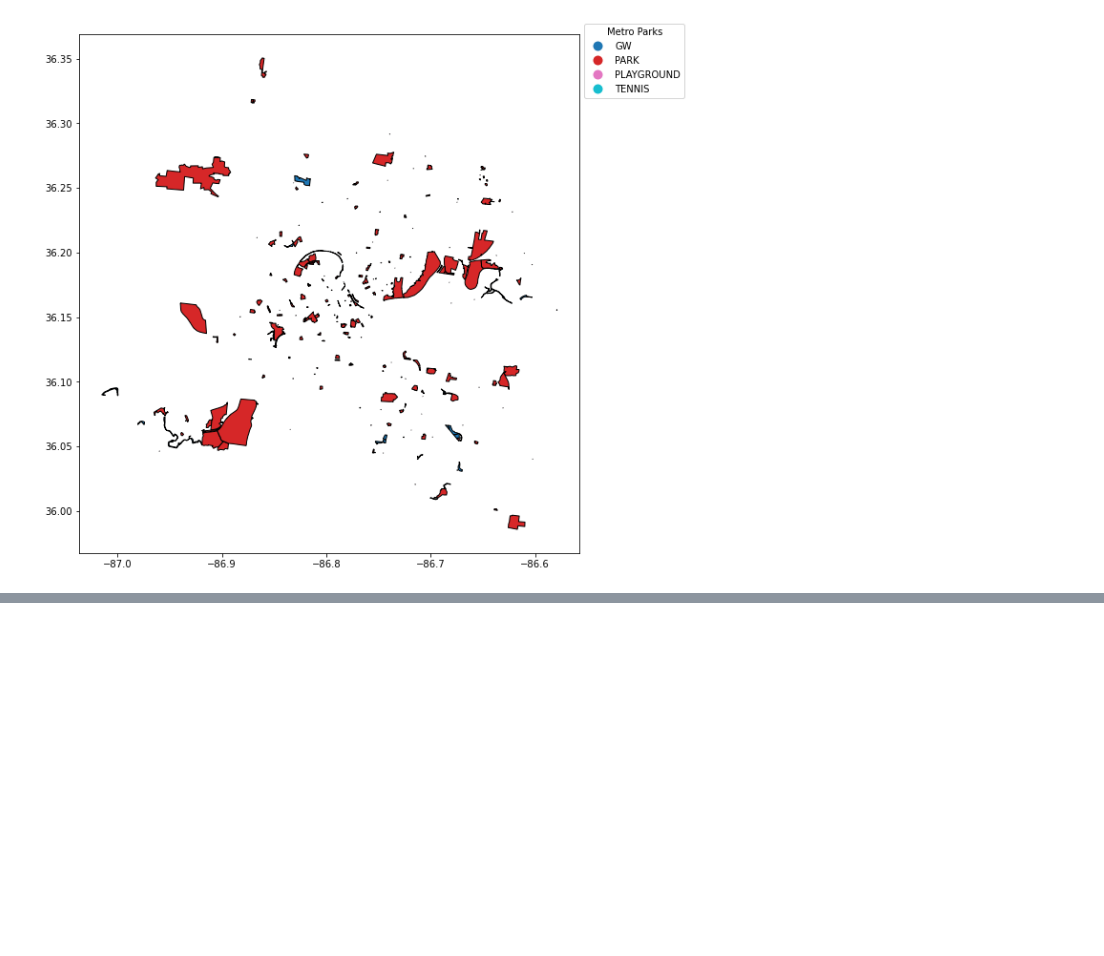
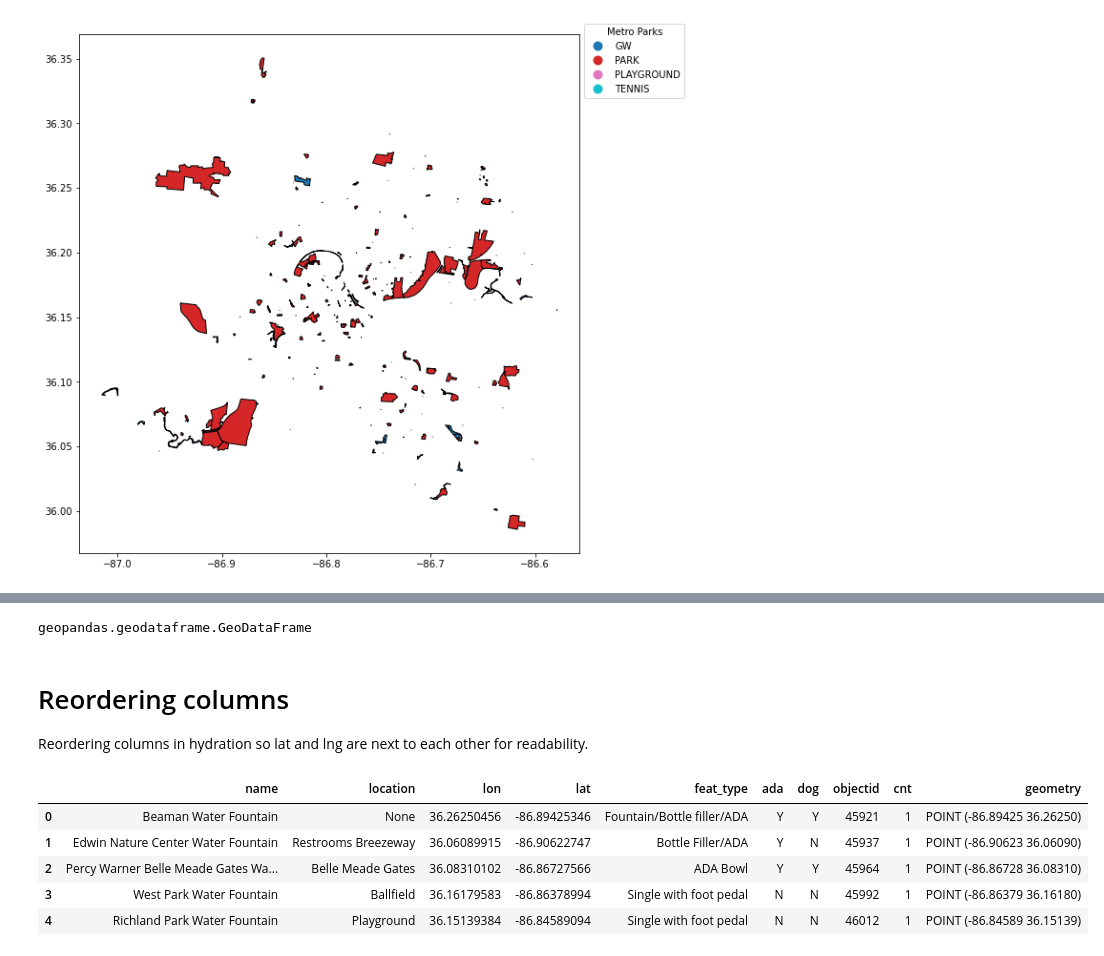
Before and after one commit to NSS-Data-Analytics-Cohort-6/geospatial-python-project-caitbrown12, a Jupyter notebook: notebooks/geospatial_miniproject_hydration.ipynb, the cells around one changed output, grey strips where cells are left out. Saved outputs shown, nothing was run; the diff lists cells and outputs as text; code cells hidden in the pictures; blank space fills up the shorter version.

```diff
--- a/notebooks/geospatial_miniproject_hydration.ipynb
+++ b/notebooks/geospatial_miniproject_hydration.ipynb
@@ -53,0 +89,17 @@ plt.show()
+# %%
+type(hydration)
+# %% [output]
+geopandas.geodataframe.GeoDataFrame
+# %% [markdown]
+# Reordering columns
+Reordering columns in hydration so lat and lng are next to each other for readability.
+# %%
+hydration = hydration[['name', 'location', 'lon', 'lat', 'feat_type', 'ada', 'dog', 'objectid', 'cnt', 'geometry']]
+hydration.head()
+# %% [output]
+|  | name | location | lon | lat | feat_type | ada | dog | objectid | cnt | geometry |
+| 0 | Beaman Water Fountain | None | 36.26250456 | -86.89425346 | Fountain/Bottle filler/ADA | Y | Y | 45921 | 1 | POINT (-86.89425 36.26250) |
+| 1 | Edwin Nature Center Water Fountain | Restrooms Breezeway | 36.06089915 | -86.90622747 | Bottle Filler/ADA | Y | N | 45937 | 1 | POINT (-86.90623 36.06090) |
+| 2 | Percy Warner Belle Meade Gates Wa... | Belle Meade Gates | 36.08310102 | -86.86727566 | ADA Bowl | Y | Y | 45964 | 1 | POINT (-86.86728 36.08310) |
+| 3 | West Park Water Fountain | Ballfield | 36.16179583 | -86.86378994 | Single with foot pedal | N | N | 45992 | 1 | POINT (-86.86379 36.16180) |
+| 4 | Richland Park Water Fountain | Playground | 36.15139384 | -86.84589094 | Single with foot pedal | N | N | 46012 | 1 | POINT (-86.84589 36.15139) |
```
Also changed, not shown: parts of 27 cells of this notebook.
